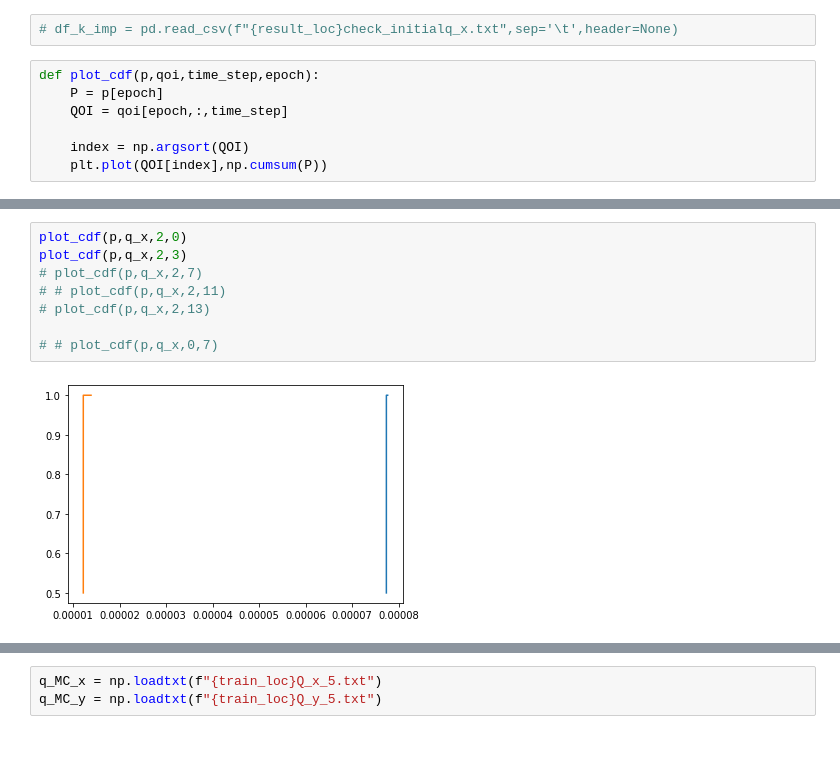
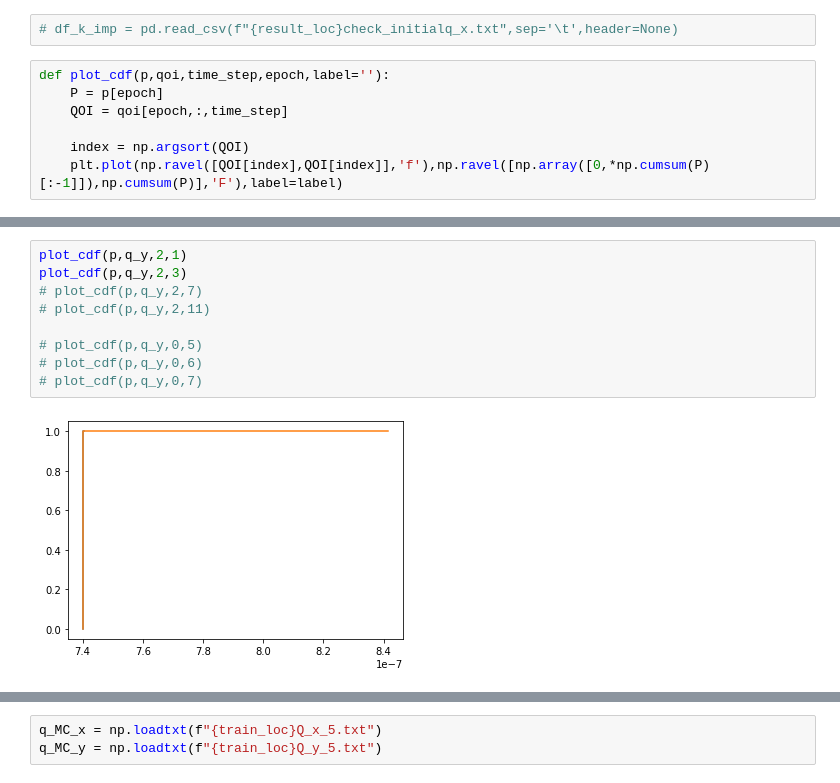
Before and after one commit to dbelivanis/Information-Theory-2, a Jupyter notebook: Optimization/check.ipynb, the cells around one changed output, grey strips where cells are left out. Saved outputs shown, nothing was run; the diff lists cells and outputs as text; blank space fills up the shorter version.

```diff
--- a/Optimization/check.ipynb
+++ b/Optimization/check.ipynb
@@ -51,9 +53,9 @@ p.shape
 # %%
 # df_k_imp = pd.read_csv(f"{result_loc}check_initialq_x.txt",sep='\t',header=None)
 # %%
-def plot_cdf(p,qoi,time_step,epoch):
+def plot_cdf(p,qoi,time_step,epoch,label=''):
     P = p[epoch]
     QOI = qoi[epoch,:,time_step]
 
     index = np.argsort(QOI)
-    plt.plot(QOI[index],np.cumsum(P))
+    plt.plot(np.ravel([QOI[index],QOI[index]],'f'),np.ravel([np.array([0,*np.cumsum(P)[:-1]]),np.cumsum(P)],'F'),label=label)
@@ -60,10 +88,11 @@ def plot_cdf(p,qoi,time_step,epoch):
 # %%
-plot_cdf(p,q_x,2,0)
-plot_cdf(p,q_x,2,3)
-# plot_cdf(p,q_x,2,7)
-# # plot_cdf(p,q_x,2,11)
-# plot_cdf(p,q_x,2,13)
+plot_cdf(p,q_y,2,1)
+plot_cdf(p,q_y,2,3)
+# plot_cdf(p,q_y,2,7)
+# plot_cdf(p,q_y,2,11)
 
-# # plot_cdf(p,q_x,0,7)
+# plot_cdf(p,q_y,0,5)
+# plot_cdf(p,q_y,0,6)
+# plot_cdf(p,q_y,0,7)
 # %% [output]
-[figure, old version]
+[figure, new version]
```
Also changed, not shown: parts of 27 cells of this notebook, 8 other files.
